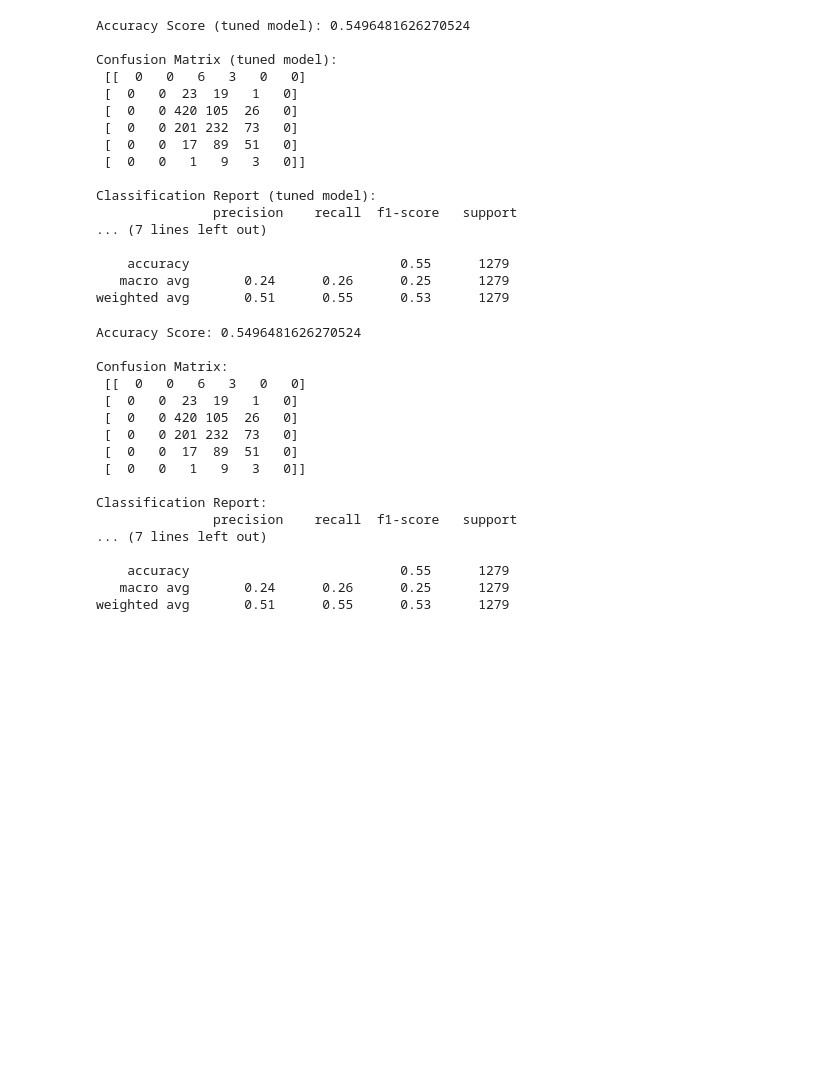
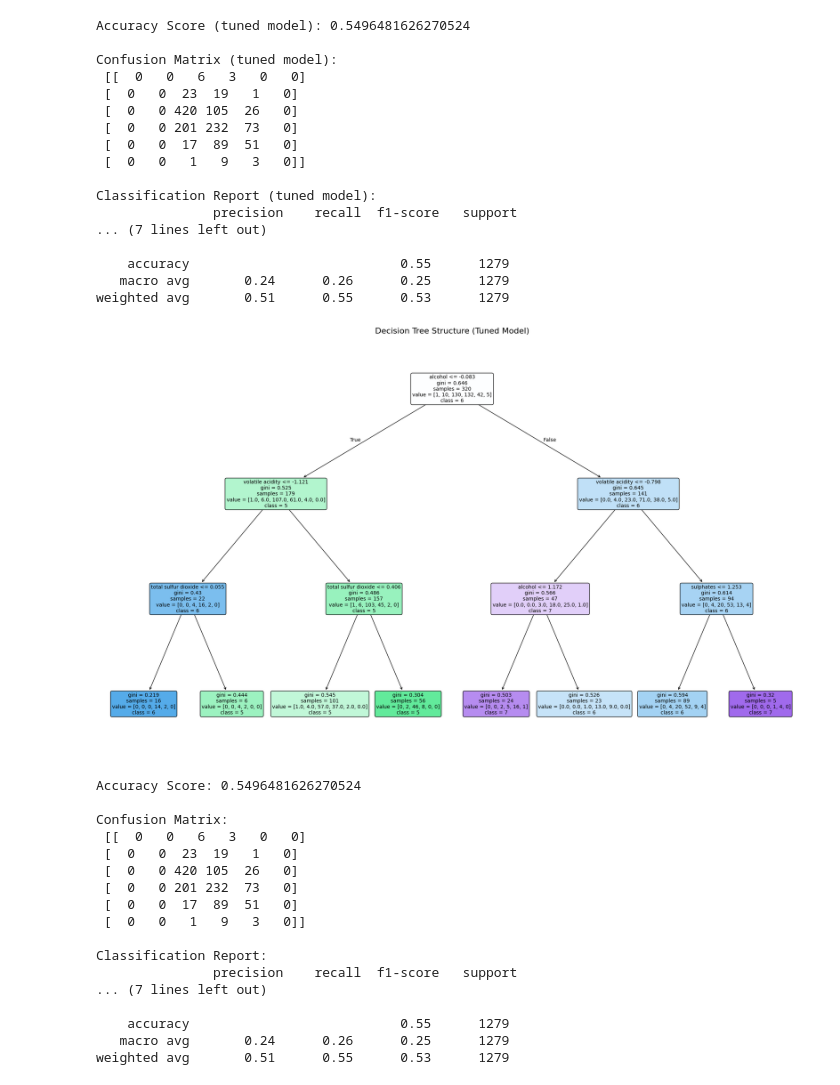
Before and after one commit to saim9211/Machine-Learning-Stuff, a Jupyter notebook: Decision_tree.ipynb, the cells around one changed output. Saved outputs shown, nothing was run; the diff lists cells and outputs as text; code cells hidden in the pictures; blank space fills up the shorter version.

Commit message:
with the geometric visualization

```diff
--- a/Decision_tree.ipynb
+++ b/Decision_tree.ipynb
@@ -163,6 +163,29 @@ Classification Report (tuned model):
     accuracy                           0.55      1279
    macro avg       0.24      0.26      0.25      1279
 weighted avg       0.51      0.55      0.53      1279
+# %%
+import matplotlib.pyplot as plt
+
+# Get the best DecisionTreeClassifier from the pipeline
+best_tree_model = pipeline.best_estimator_.named_steps['classifier']
+
+# Get feature names from x_train
+feature_names = x_train.columns.tolist()
+
+# Get class names from y_train (unique quality levels)
+class_names = [str(int(c)) for c in sorted(y_train.unique())]
+
+plt.figure(figsize=(25, 15))
+plot_tree(best_tree_model,
+          feature_names=feature_names,
+          class_names=class_names,
+          filled=True,
+          rounded=True,
+          fontsize=10)
+plt.title('Decision Tree Structure (Tuned Model)', fontsize=16)
+plt.show()
+# %% [output]
+[figure, added]
 # %%
 y_pred = pipeline.predict(x_test)
 
```
